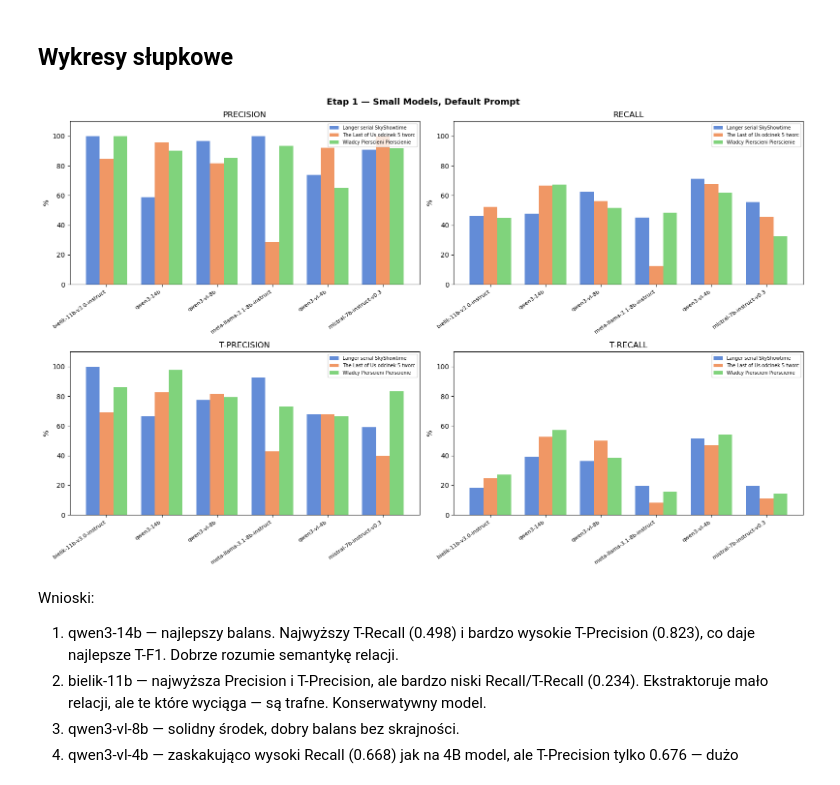
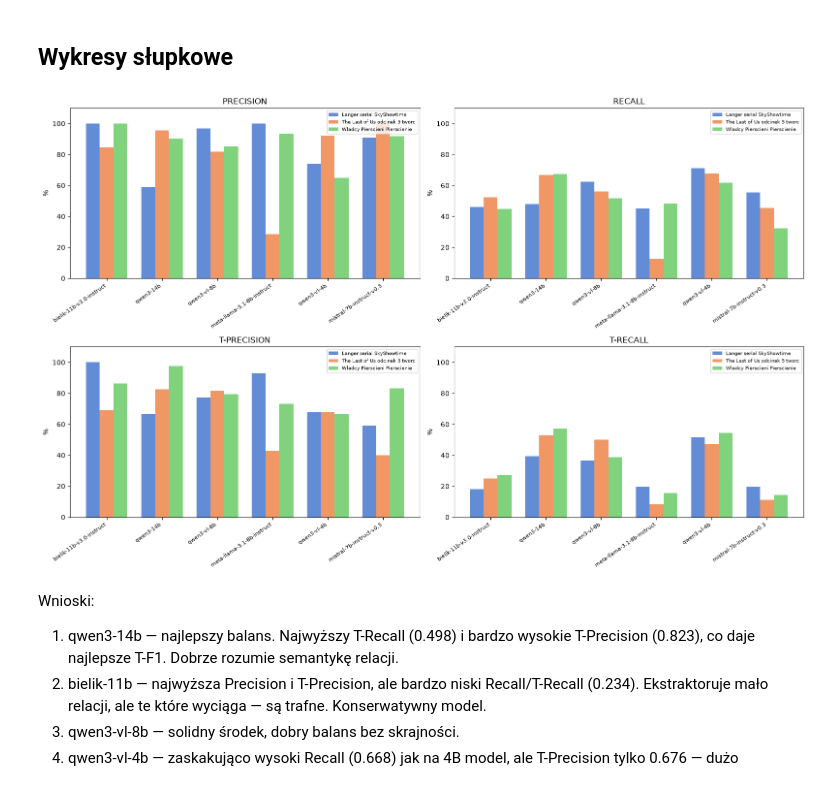
Before and after one commit to Rafal354/RAG-Knowledge-Graph-Builder, a Jupyter notebook: sql/a_steps/step_1_small_models_default/analysis.ipynb, the cells around one changed output. Cells and saved outputs as stored; diff of their text form; code cells hidden in the pictures.

```diff
--- a/sql/a_steps/step_1_small_models_default/analysis.ipynb
+++ b/sql/a_steps/step_1_small_models_default/analysis.ipynb
@@ -199,32 +199,32 @@ T-RECALL
 # %%
 import matplotlib.pyplot as plt
 import numpy as np
 
 model_order = summary.index.tolist()
 articles = df["title_short"].unique()
 colors = ["#4878d0", "#ee854a", "#6acc65"]
 
 fig, axes = plt.subplots(2, 2, figsize=(16, 10))
 axes = axes.flatten()
 
 for ax, metric in zip(axes, ["precision", "recall", "t_precision", "t_recall"]):
     pivot = df.pivot_table(index="model_short", columns="title_short", values=metric).reindex(model_order) * 100
     x = np.arange(len(model_order))
     w = 0.25
     for i, (art, color) in enumerate(zip(pivot.columns, colors)):
         ax.bar(x + (i - 1) * w, pivot[art], w, label=art[:30], color=color, alpha=0.85)
     ax.set_xticks(x)
     ax.set_xticklabels(model_order, rotation=35, ha="right", fontsize=8)
     ax.set_ylim(0, 110)
     ax.set_ylabel("%")
     ax.set_title(metric.replace("_", "-").upper())
     ax.legend(fontsize=7)
 
-fig.suptitle("Etap 1 — Small Models, Default Prompt", fontsize=13, fontweight="bold")
+# fig.suptitle("Etap 1 — Small Models, Default Prompt", fontsize=13, fontweight="bold")
 fig.tight_layout()
 plt.show()
 # %% [output]
-[figure, old version]
+[figure, new version]
 # %% [markdown]
  Wnioski:
 
```
Also changed, not shown: parts of 1 cell of this notebook, 5 other files.
